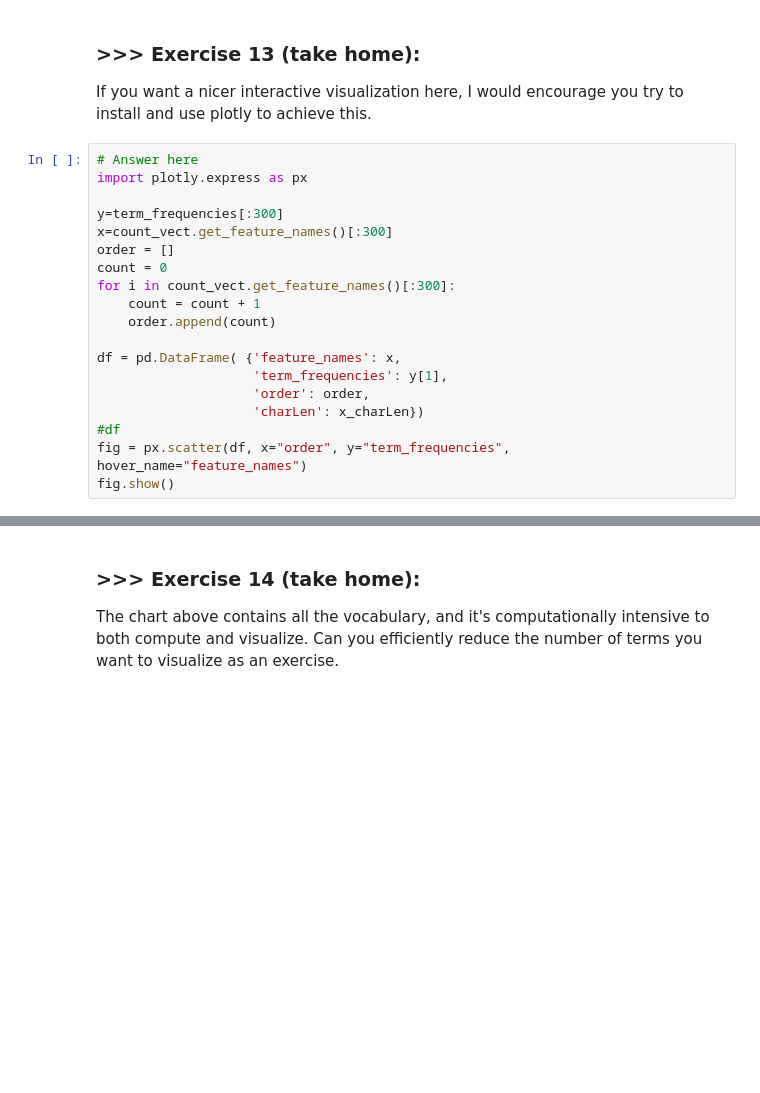
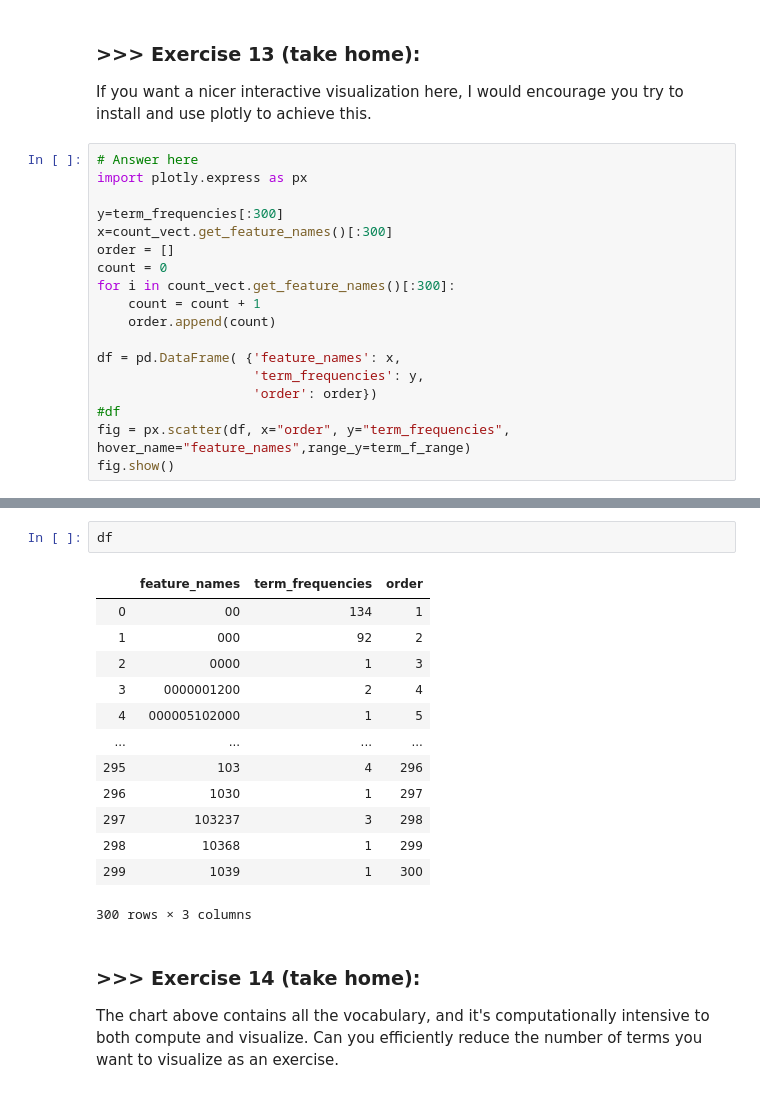
Before and after one commit to s103321048/DM19-Lab1-Master, a Jupyter notebook: DM19-Lab1-Master.ipynb, the cells around one changed output, grey strips where cells are left out. Saved outputs shown, nothing was run; the diff lists cells and outputs as text; blank space fills up the shorter version.

```diff
--- a/DM19-Lab1-Master.ipynb
+++ b/DM19-Lab1-Master.ipynb
@@ -1243,14 +1246,29 @@ for i in count_vect.get_feature_names()[:300]:
     order.append(count)
 
 df = pd.DataFrame( {'feature_names': x,
-                    'term_frequencies': y[1],
-                    'order': order,
-                    'charLen': x_charLen})
+                    'term_frequencies': y,
+                    'order': order})
 #df
-fig = px.scatter(df, x="order", y="term_frequencies", hover_name="feature_names")
+fig = px.scatter(df, x="order", y="term_frequencies", hover_name="feature_names",range_y=term_f_range)
 fig.show()
 # %% [output]
 [interactive output not drawn]
+# %%
+df
+# %% [output]
+|  | feature_names | term_frequencies | order |
+| 0 | 00 | 134 | 1 |
+| 1 | 000 | 92 | 2 |
+| 2 | 0000 | 1 | 3 |
+| 3 | 0000001200 | 2 | 4 |
+| 4 | 000005102000 | 1 | 5 |
+| ... | ... | ... | ... |
+| 295 | 103 | 4 | 296 |
+| 296 | 1030 | 1 | 297 |
+| 297 | 103237 | 3 | 298 |
+| 298 | 10368 | 1 | 299 |
+| 299 | 1039 | 1 | 300 |
+300 rows × 3 columns
 # %% [markdown]
 ### >>> **Exercise 14 (take home):**
 The chart above contains all the vocabulary, and it's computationally intensive to both compute and visualize. Can you efficiently reduce the number of terms you want to visualize as an exercise.
```
Also changed, not shown: parts of 7 cells of this notebook, 8 other files.
